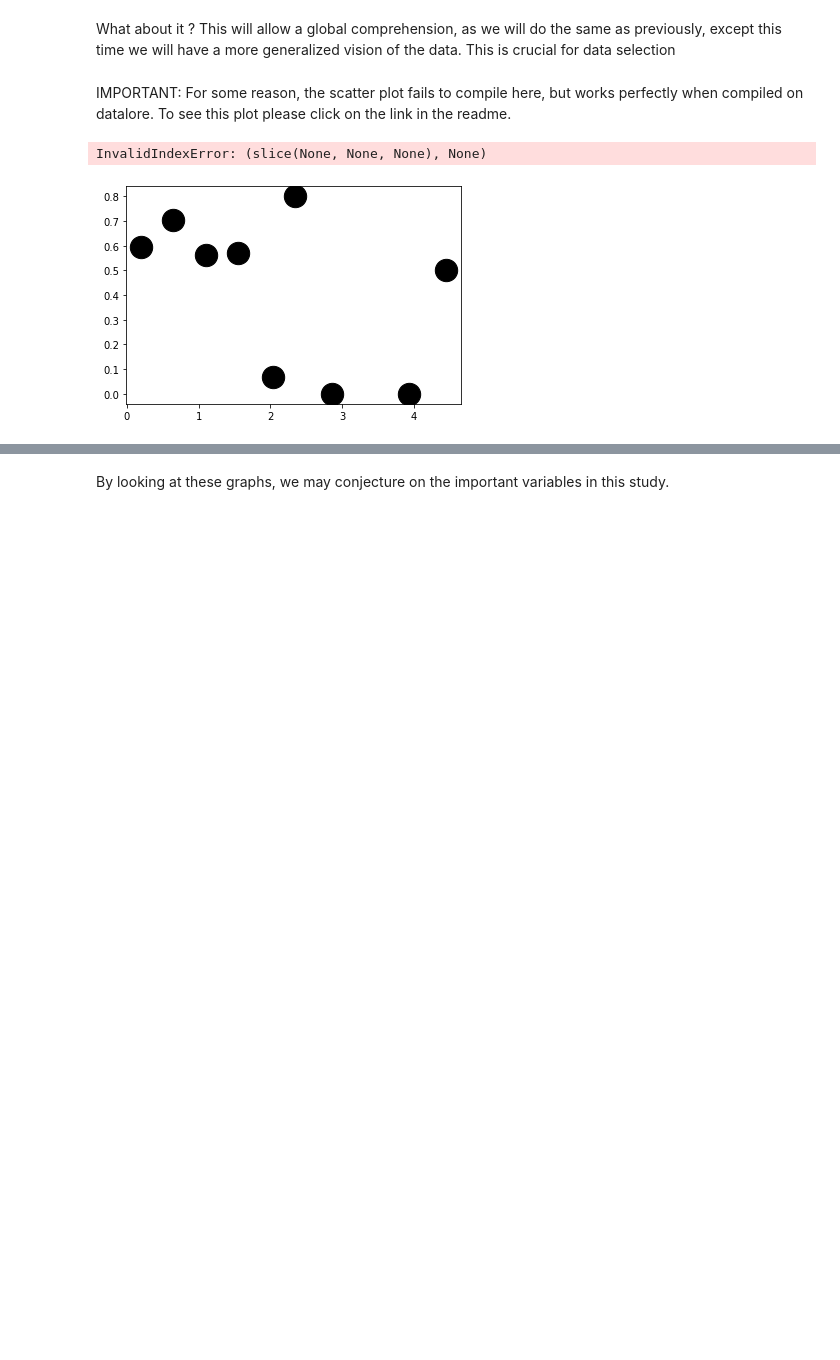
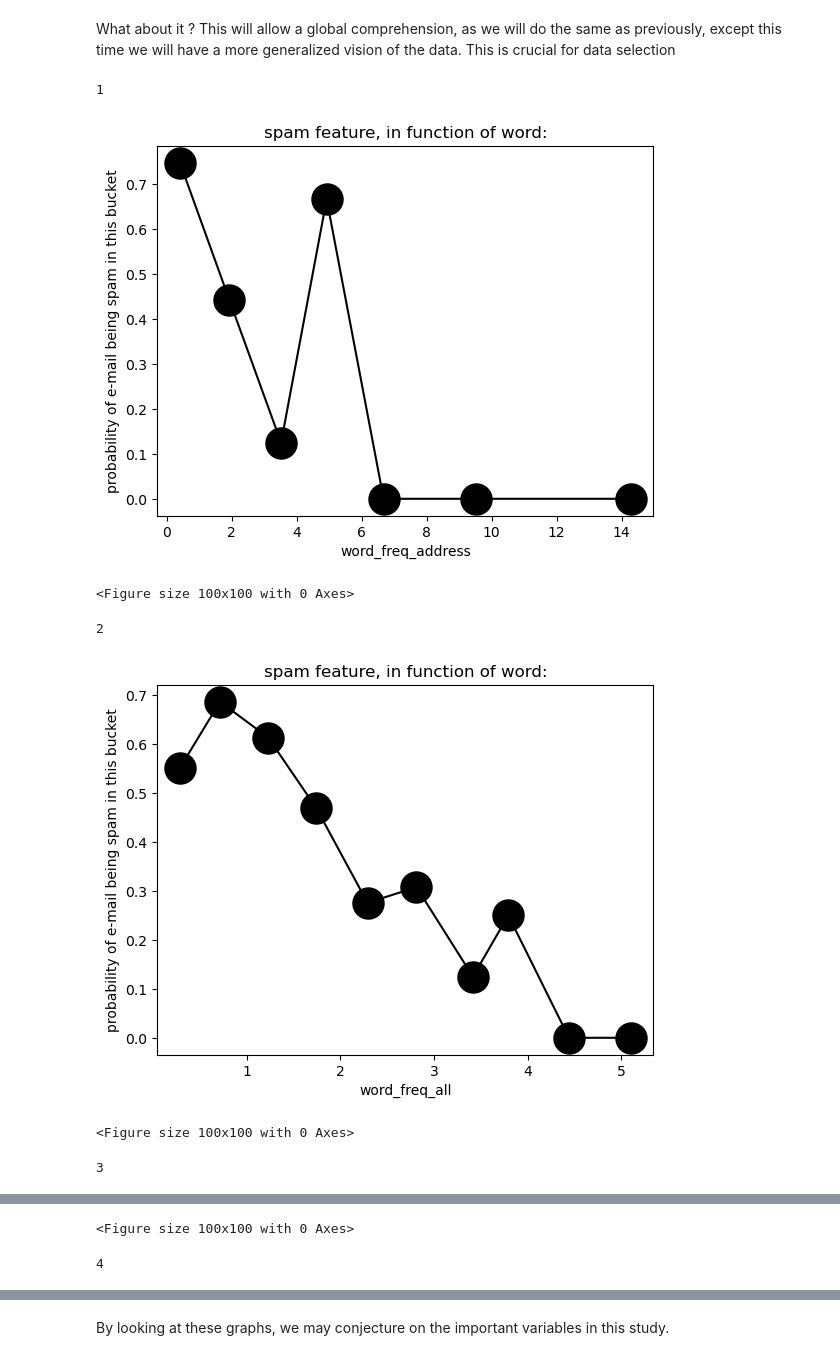
Before and after one commit to RemiKalbe/ESILV-S7-PY-TDN, a Jupyter notebook: spambase_DEPERTHES_GAUTHIER_KALBE.ipynb, the cells around one changed output, grey strips where cells are left out. Drawn from its saved outputs; the diff is of its cells as text; code cells hidden in the pictures; blank space fills up the shorter version.

Commit message:
Fix issue when compiling with newer version of python

```diff
--- a/spambase_DEPERTHES_GAUTHIER_KALBE.ipynb
+++ b/spambase_DEPERTHES_GAUTHIER_KALBE.ipynb
@@ -263,23 +263,27 @@ tab[4]
 # %% [markdown]
 What about it ? This will allow a global comprehension, as we will  do the same as previously, except this time we will have a more generalized vision of the data.
 This is crucial for data selection
-# %% [markdown]
-IMPORTANT: For some reason, the scatter plot fails to compile here, but works perfectly when compiled on datalore. To see this plot please click on the link in the readme.
 # %%
-for n in range(len(list(df.columns.values))-1):
+for n in range(1, len(list(df.columns.values))-1):
+    print(n)
     _names = list(tab[n].columns.values)
     var = _names[0][0]
     cla = _names[1][0]
     truc = tab[n]
     plt.scatter(truc[var],truc[cla], s=500, color="black")
-    plt.plot(truc[var],truc[cla], color="black")
+    plt.plot(np.array(truc[var]),np.array(truc[cla]), color="black")
     plt.title("spam feature, in function of word:")
     plt.xlabel(names[n])
     plt.ylabel("probability of e-mail being spam in this bucket")
     f = plt.figure()
     f.set_figwidth(1)
     f.set_figheight(1)
     plt.show()
 # %% [output]
-InvalidIndexError: (slice(None, None, None), None)
+1
-[figure, old version]
+[figure, new version]
+<Figure size 100x100 with 0 Axes>
+2
+[figure, added]
+<Figure size 100x100 with 0 Axes>
+3
@@ -285,0 +291,2 @@ InvalidIndexError: (slice(None, None, None), None)
+<Figure size 100x100 with 0 Axes>
+4
```
Also changed, not shown: parts of 20 cells of this notebook.
